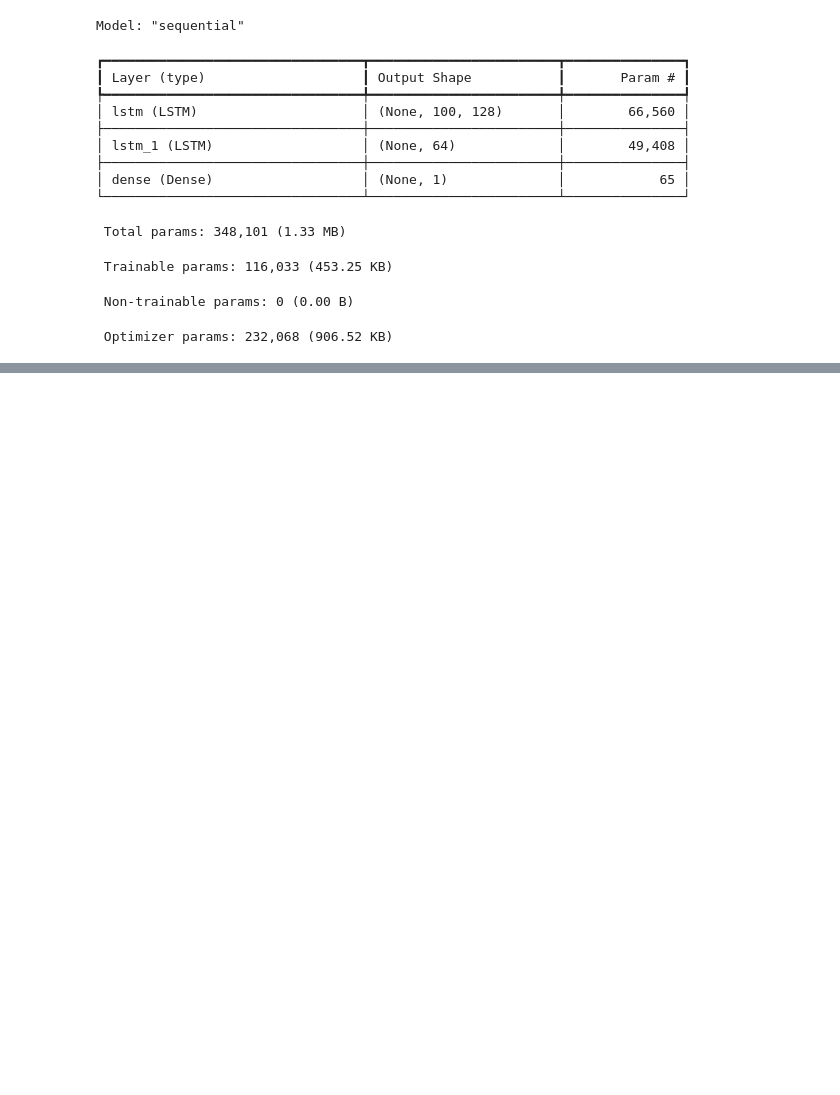
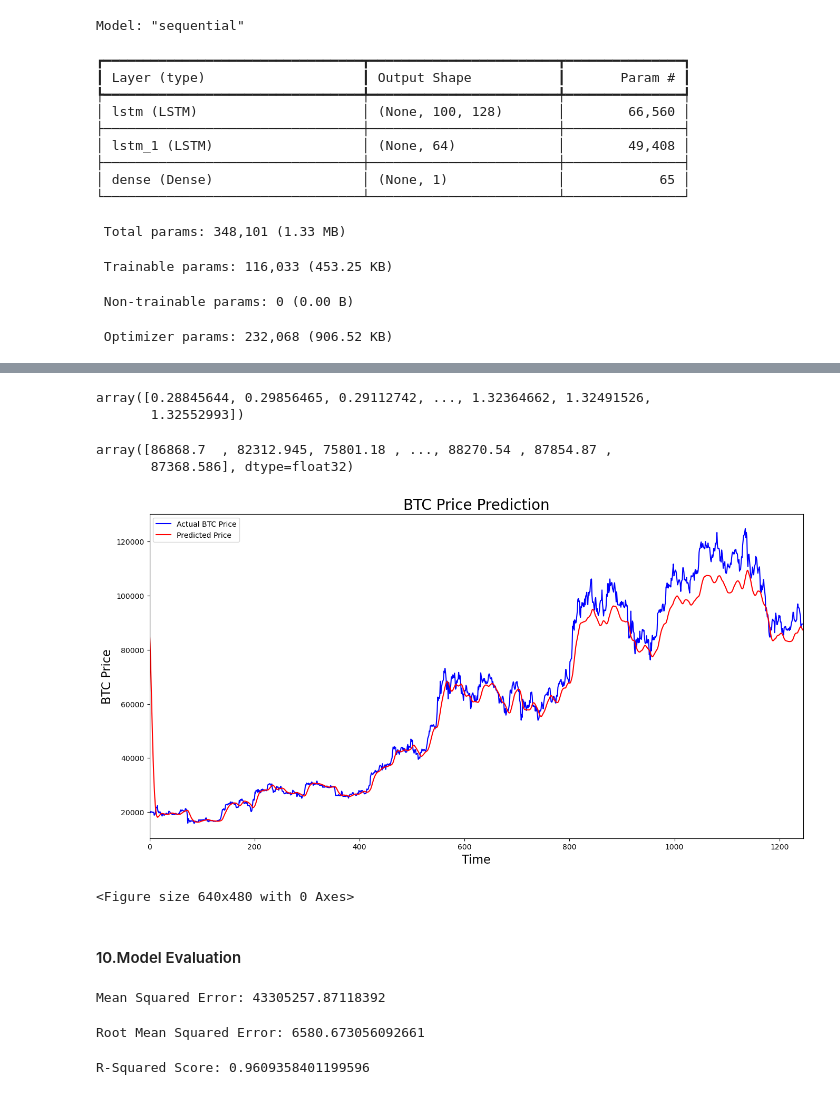
Before and after one commit to sohailk007/fullstack-ai-ml-stock-app, a Jupyter notebook: Resources/Stock_Prediction_LSTM.ipynb, the cells around one changed output, grey strips where cells are left out. Drawn from its saved outputs; the diff is of its cells as text; code cells hidden in the pictures; blank space fills up the shorter version.

```diff
--- a/Resources/Stock_Prediction_LSTM.ipynb
+++ b/Resources/Stock_Prediction_LSTM.ipynb
@@ -203,0 +246,9 @@ model.save("stock_prediction_model.keras")
+# %%
+x_test = []
+y_test = []
+
+for i in range(100, input_data.shape[0]):
+    x_test.append(input_data[i-100: i])
+    y_test.append(input_data[i, 0])
+# %%
+x_test, y_test = np.array(x_test), np.array(y_test)
@@ -203,0 +261,2 @@ model.save("stock_prediction_model.keras")
+# %%
+y_predicted = model.predict(x_test)
@@ -203,0 +275,48 @@ model.save("stock_prediction_model.keras")
+# %%
+y_test
+# %% [output]
+array([0.28845644, 0.29856465, 0.29112742, ..., 1.32364662, 1.32491526,
+       1.32552993])
+# %%
+y_predicted = scaler.inverse_transform(y_predicted.reshape(-1, 1)).flatten()
+y_test = scaler.inverse_transform(y_test.reshape(-1, 1)).flatten()
+# %%
+y_predicted
+# %% [output]
+array([86868.7  , 82312.945, 75801.18 , ..., 88270.54 , 87854.87 ,
+       87368.586], dtype=float32)
+# %%
+plt.figure(figsize=(16,8))
+plt.plot(y_test, color='blue', label='Actual BTC Price')
+plt.plot(y_predicted, color='red', label='Predicted Price')
+plt.title('BTC Price Prediction', fontsize=20)
+plt.xlabel('Time', fontsize=16)
+plt.ylabel('BTC Price', fontsize=16)
+plt.legend()
+plt.xlim(0, len(y_test))
+plt.show()
+plt.tight_layout()
+# %% [output]
+[figure, added]
+<Figure size 640x480 with 0 Axes>
+# %% [markdown]
+#### 10.Model Evaluation
+# %%
+# Mean Squared Error
+from sklearn.metrics import mean_squared_error, r2_score
+mse = mean_squared_error(y_test, y_predicted)
+print("Mean Squared Error:", mse)
+# %% [output]
+Mean Squared Error: 43305257.87118392
+# %%
+# Root Mean squared Error (RMSE)
+rmse = np.sqrt(mse)
+print("Root Mean Squared Error:", rmse)
+# %% [output]
+Root Mean Squared Error: 6580.673056092661
+# %%
+# R-Squared Score
+r2 = r2_score(y_test, y_predicted)
+print("R-Squared Score:", r2)
+# %% [output]
+R-Squared Score: 0.9609358401199596
```
Also changed, not shown: parts of 13 cells of this notebook, 2 other files.
